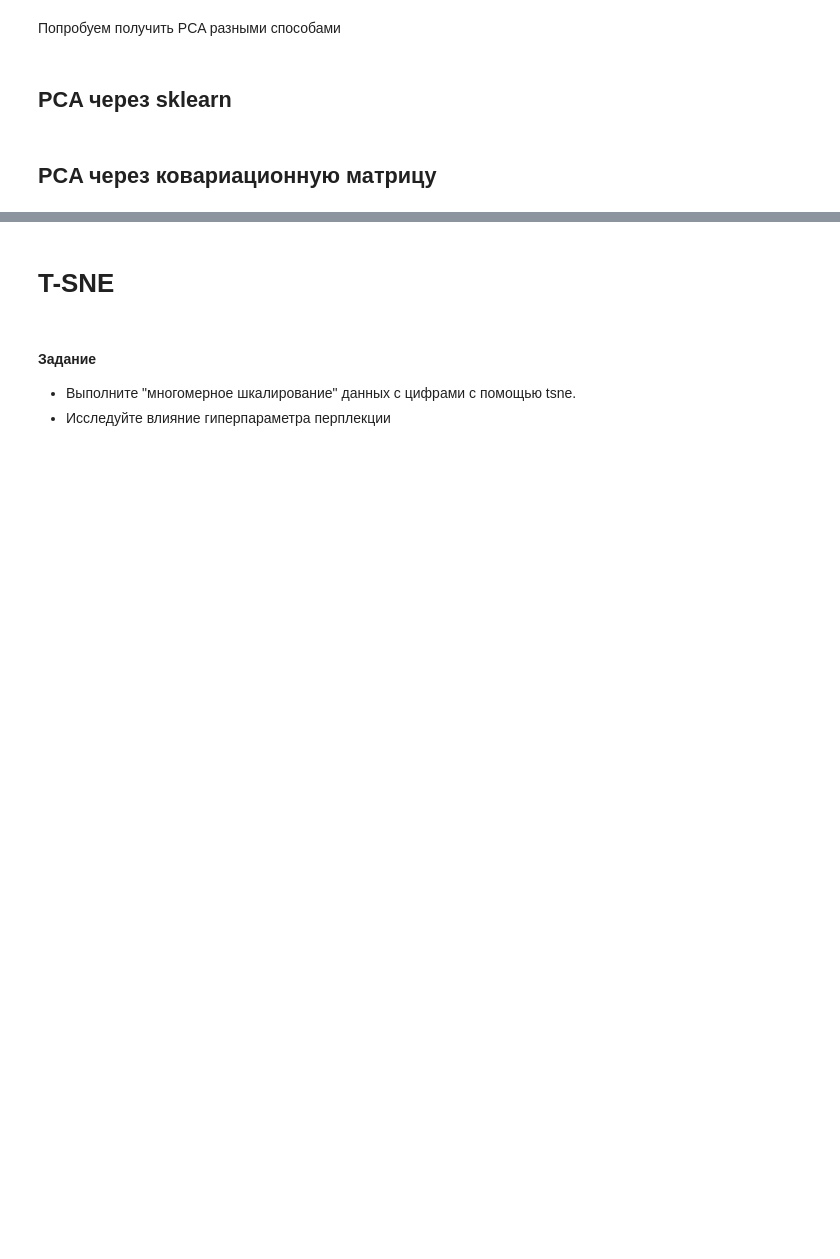
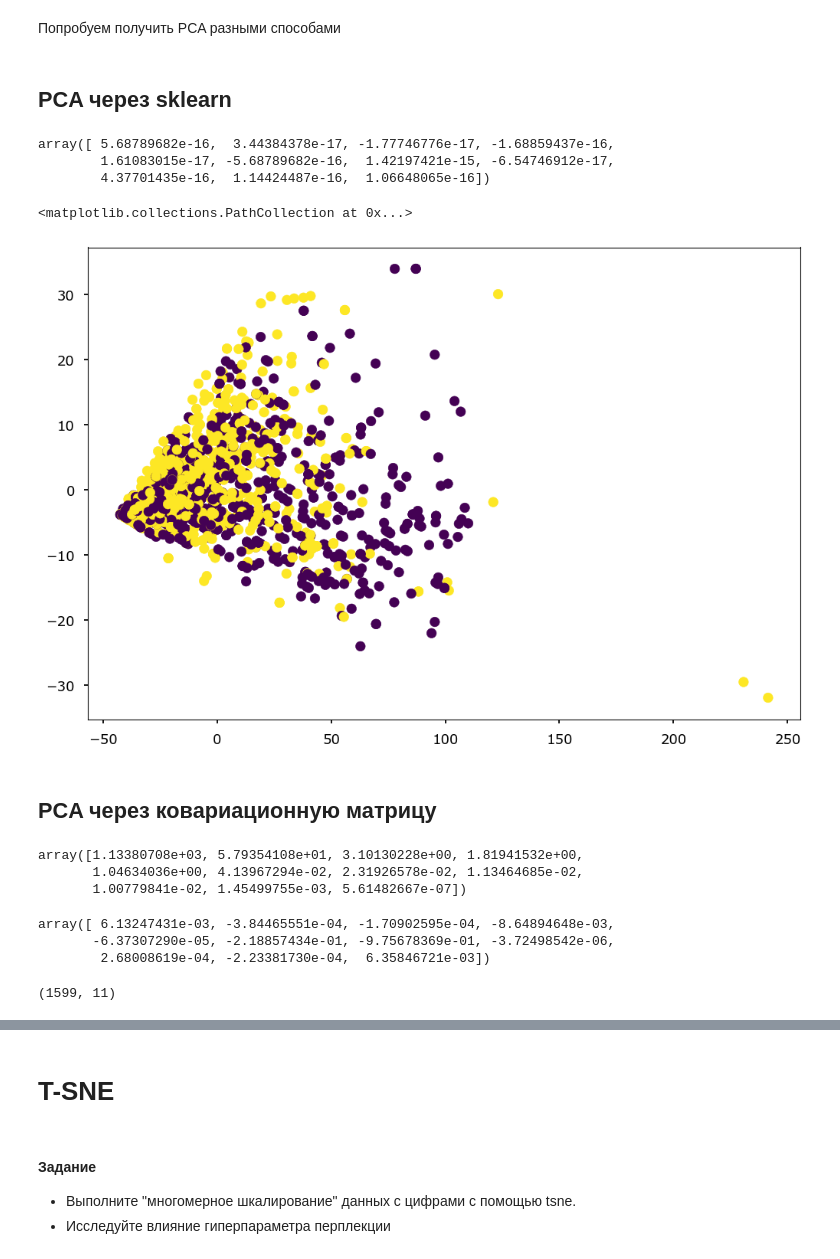
Before and after one commit to vadim0912/ML2023, a Jupyter notebook: lecture06/lecture-dimred-pract.ipynb, the cells around one changed output, grey strips where cells are left out. Cells and saved outputs as stored; diff of their text form; code cells hidden in the pictures; blank space fills up the shorter version.

```diff
--- a/lecture06/lecture-dimred-pract.ipynb
+++ b/lecture06/lecture-dimred-pract.ipynb
@@ -53,5 +52,19 @@ from sklearn.preprocessing import StandardScaler
 # %%
 pca = PCA(n_components=5, random_state=123)
+# %%
+X_center = X - X.mean(axis=0)
+X_center.mean(axis=0)
+# %% [output]
+array([ 5.68789682e-16,  3.44384378e-17, -1.77746776e-17, -1.68859437e-16,
+        1.61083015e-17, -5.68789682e-16,  1.42197421e-15, -6.54746912e-17,
+        4.37701435e-16,  1.14424487e-16,  1.06648065e-16])
+# %%
+X_new = pca.fit_transform(X_center)
+# %%
+plt.scatter(X_new[:, 0], X_new[:, 1], c=y)
+# %% [output]
+<matplotlib.collections.PathCollection at 0x...>
+[figure, added]
 # %% [markdown]
 ## PCA через ковариационную матрицу
 # %%
@@ -58,0 +76,12 @@ from numpy.linalg import eig
+# %%
+eig_val
+# %% [output]
+array([1.13380708e+03, 5.79354108e+01, 3.10130228e+00, 1.81941532e+00,
+       1.04634036e+00, 4.13967294e-02, 2.31926578e-02, 1.13464685e-02,
+       1.00779841e-02, 1.45499755e-03, 5.61482667e-07])
+# %%
+eig_vec[:, 0]
+# %% [output]
+array([ 6.13247431e-03, -3.84465551e-04, -1.70902595e-04, -8.64894648e-03,
+       -6.37307290e-05, -2.18857434e-01, -9.75678369e-01, -3.72498542e-06,
+        2.68008619e-04, -2.23381730e-04,  6.35846721e-03])
@@ -58,0 +90,4 @@ from numpy.linalg import eig
+# %%
+X_new2.shape
+# %% [output]
+(1599, 11)
```
Also changed, not shown: parts of 22 cells of this notebook, 3 other files.
